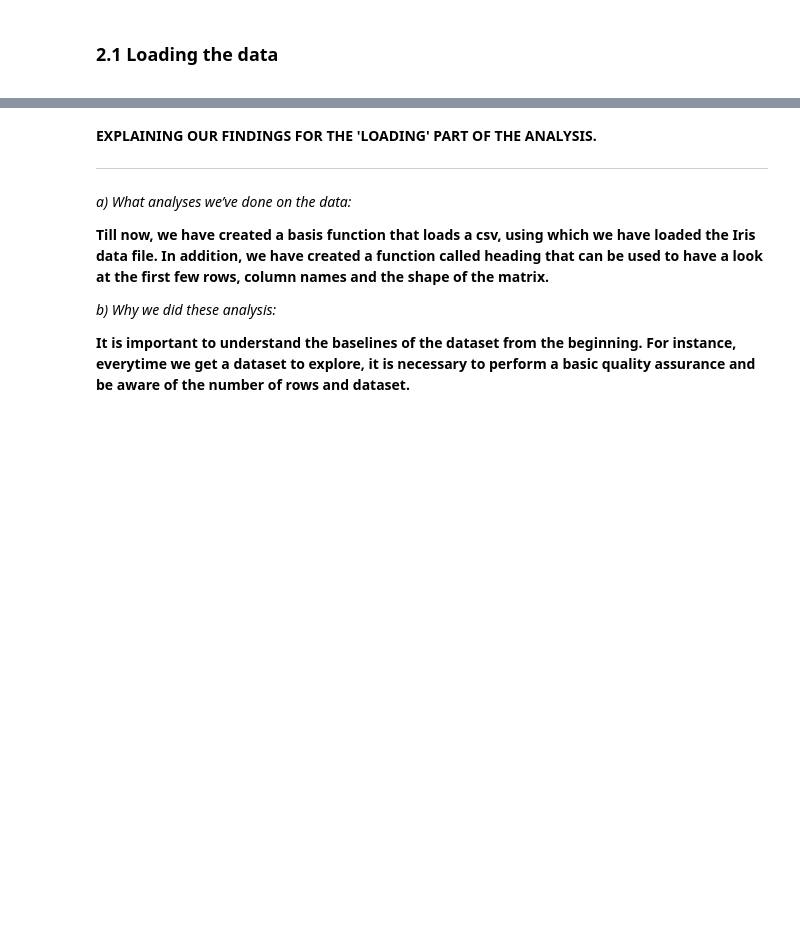
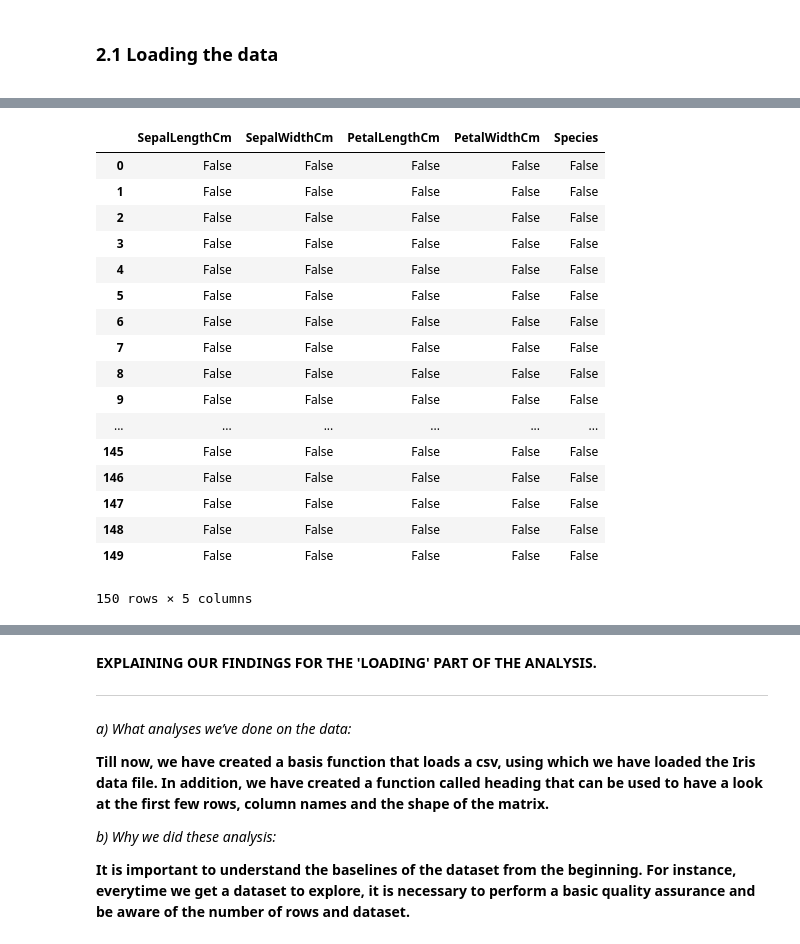
Before and after one commit to Usain90/Portfolio-Classification-of-Iris-Flowers, a Jupyter notebook: Iris Classification Project (PortFolio).ipynb, the cells around one changed output, grey strips where cells are left out. Saved outputs shown, nothing was run; the diff lists cells and outputs as text; code cells hidden in the pictures; blank space fills up the shorter version.

```diff
--- a/Iris Classification Project (PortFolio).ipynb
+++ b/Iris Classification Project (PortFolio).ipynb
@@ -163,0 +177,2 @@ ob.corelation
+# %%
+eda=EDA(dataset)
@@ -163,0 +193,21 @@ ob.corelation
+# %%
+eda.missing
+# %% [output]
+|  | SepalLengthCm | SepalWidthCm | PetalLengthCm | PetalWidthCm | Species |
+| 0 | False | False | False | False | False |
+| 1 | False | False | False | False | False |
+| 2 | False | False | False | False | False |
+| 3 | False | False | False | False | False |
+| 4 | False | False | False | False | False |
+| 5 | False | False | False | False | False |
+| 6 | False | False | False | False | False |
+| 7 | False | False | False | False | False |
+| 8 | False | False | False | False | False |
+| 9 | False | False | False | False | False |
+| ... | ... | ... | ... | ... | ... |
+| 145 | False | False | False | False | False |
+| 146 | False | False | False | False | False |
+| 147 | False | False | False | False | False |
+| 148 | False | False | False | False | False |
+| 149 | False | False | False | False | False |
+150 rows × 5 columns
```
Also changed, not shown: parts of 37 cells of this notebook.
